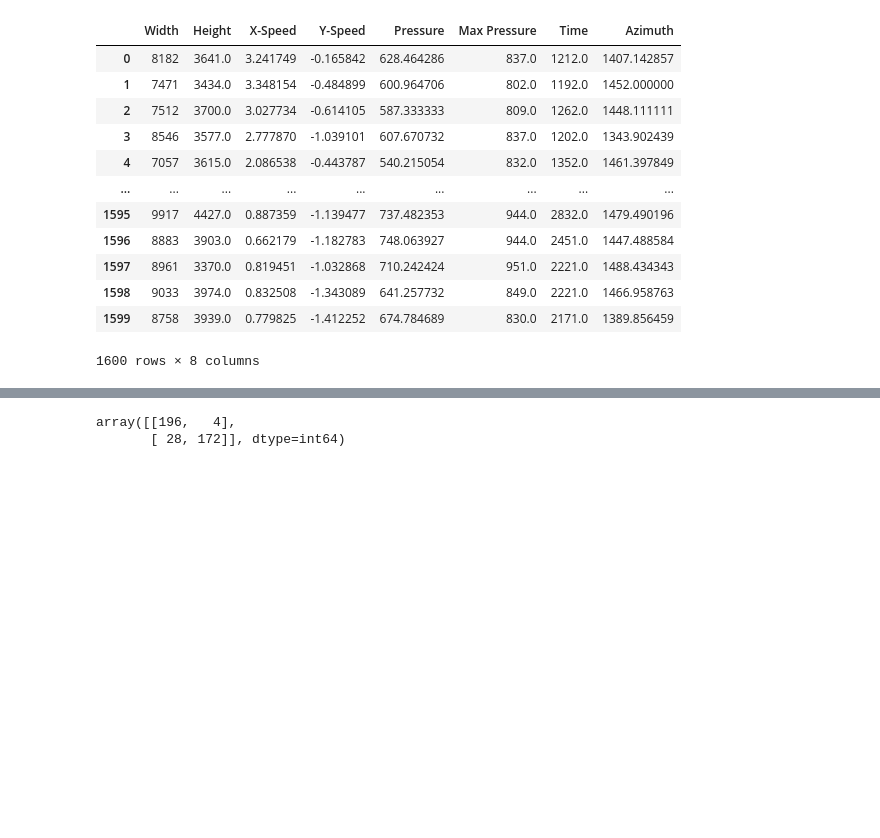
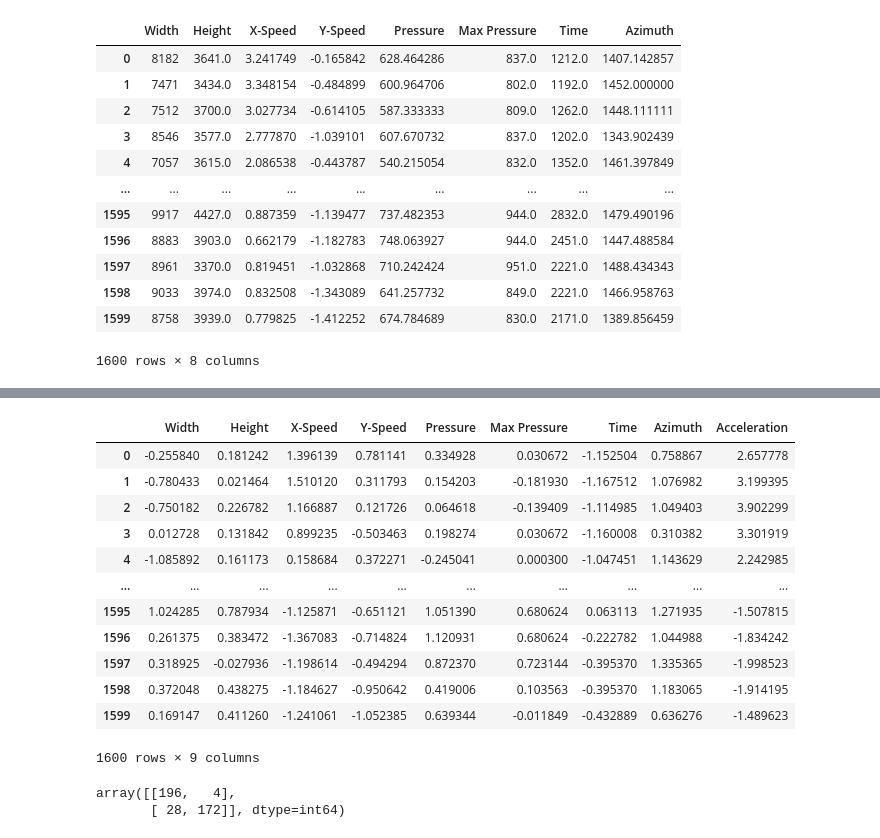
Before and after one commit to sherlockwayne/Signature-Recognition, a Jupyter notebook: Untitled9.ipynb, the cells around one changed output, grey strips where cells are left out. Saved outputs shown, nothing was run; the diff lists cells and outputs as text; code cells hidden in the pictures; blank space fills up the shorter version.

```diff
--- a/Untitled9.ipynb
+++ b/Untitled9.ipynb
@@ -140,3 +160,20 @@ df_scaledaz
+# %%
+#including acceleration after scaling
+df_scaledacc
+# %% [output]
+|  | Width | Height | X-Speed | Y-Speed | Pressure | Max Pressure | Time | Azimuth | Acceleration |
+| 0 | -0.255840 | 0.181242 | 1.396139 | 0.781141 | 0.334928 | 0.030672 | -1.152504 | 0.758867 | 2.657778 |
+| 1 | -0.780433 | 0.021464 | 1.510120 | 0.311793 | 0.154203 | -0.181930 | -1.167512 | 1.076982 | 3.199395 |
+| 2 | -0.750182 | 0.226782 | 1.166887 | 0.121726 | 0.064618 | -0.139409 | -1.114985 | 1.049403 | 3.902299 |
+| 3 | 0.012728 | 0.131842 | 0.899235 | -0.503463 | 0.198274 | 0.030672 | -1.160008 | 0.310382 | 3.301919 |
+| 4 | -1.085892 | 0.161173 | 0.158684 | 0.372271 | -0.245041 | 0.000300 | -1.047451 | 1.143629 | 2.242985 |
+| ... | ... | ... | ... | ... | ... | ... | ... | ... | ... |
+| 1595 | 1.024285 | 0.787934 | -1.125871 | -0.651121 | 1.051390 | 0.680624 | 0.063113 | 1.271935 | -1.507815 |
+| 1596 | 0.261375 | 0.383472 | -1.367083 | -0.714824 | 1.120931 | 0.680624 | -0.222782 | 1.044988 | -1.834242 |
+| 1597 | 0.318925 | -0.027936 | -1.198614 | -0.494294 | 0.872370 | 0.723144 | -0.395370 | 1.335365 | -1.998523 |
+| 1598 | 0.372048 | 0.438275 | -1.184627 | -0.950642 | 0.419006 | 0.103563 | -0.395370 | 1.183065 | -1.914195 |
+| 1599 | 0.169147 | 0.411260 | -1.241061 | -1.052385 | 0.639344 | -0.011849 | -0.432889 | 0.636276 | -1.489623 |
+1600 rows × 9 columns
 # %%
 #function for implementing stacking using random forest and svm as base models and logistic regression as meta classifier
 from mlxtend.classifier import StackingClassifier
```
Also changed, not shown: parts of 16 cells of this notebook.
